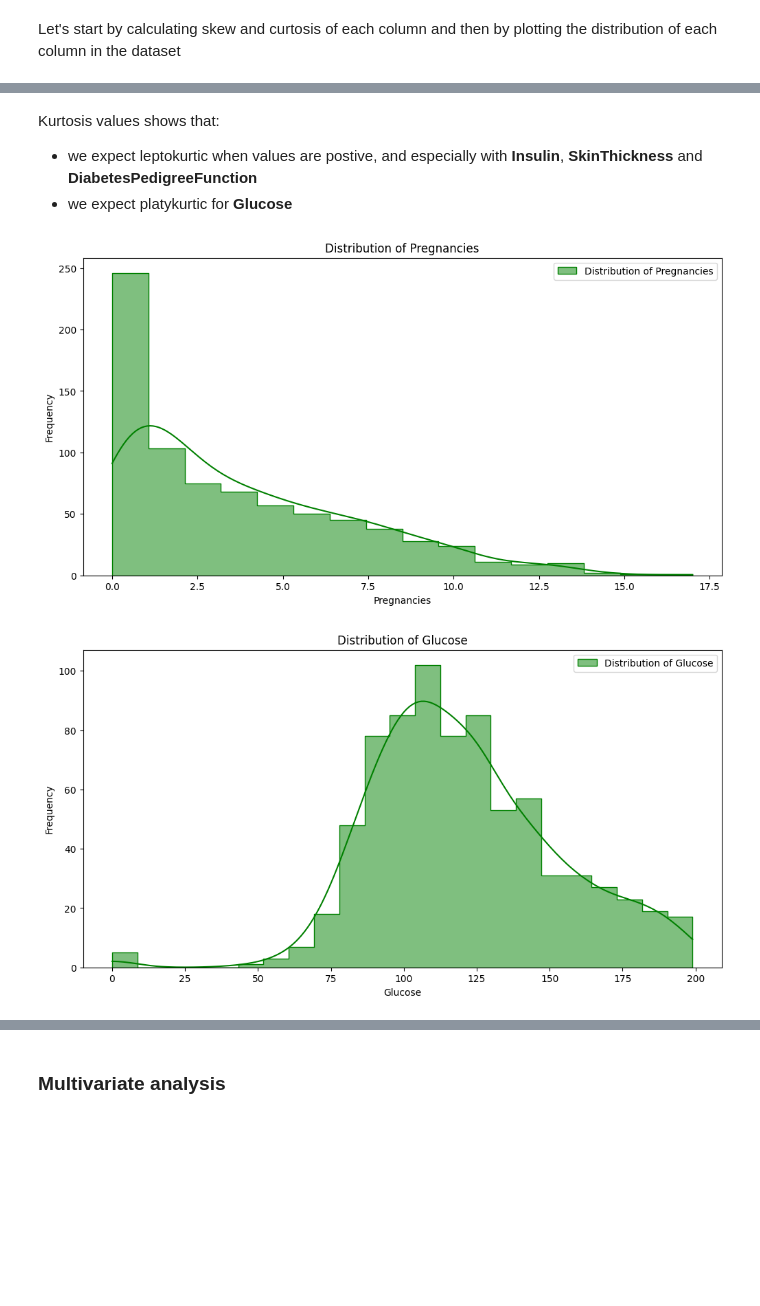
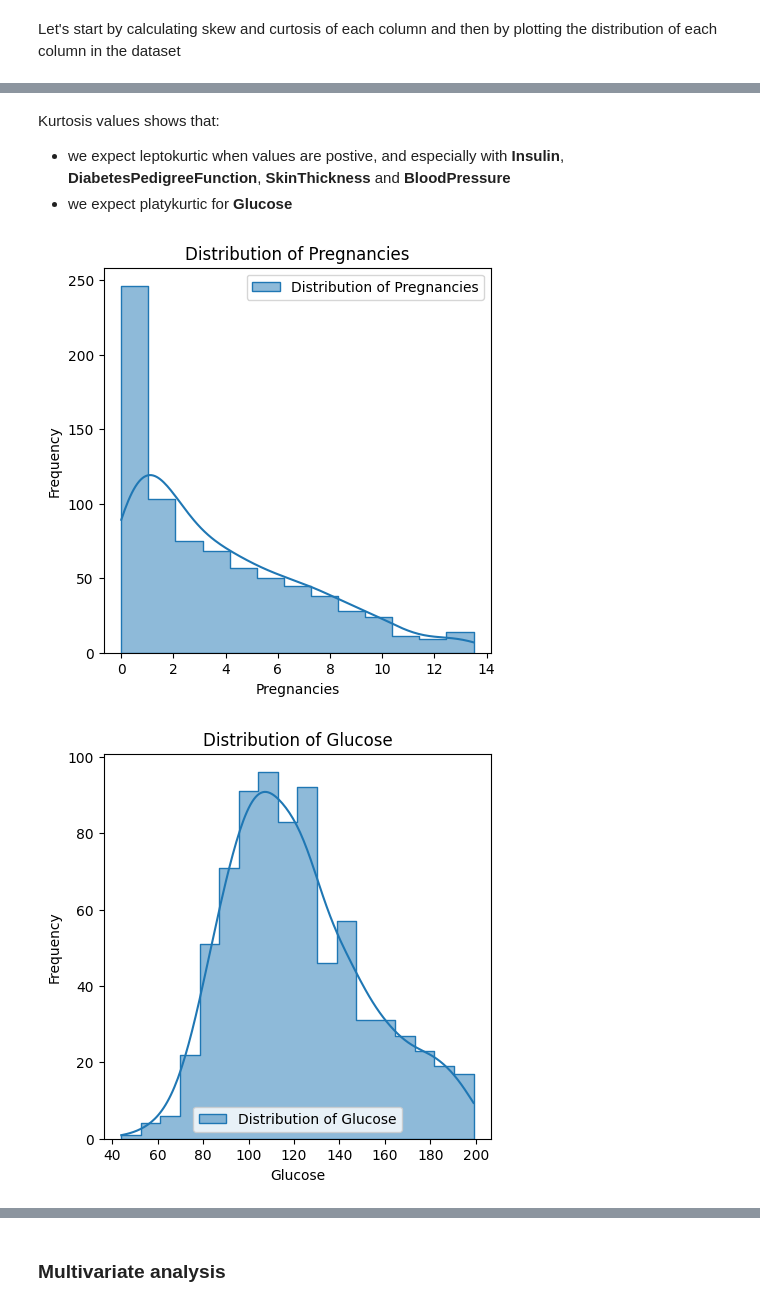
Before and after one commit to paolo-ferrara/NEU_IE7275_DataMining, a Jupyter notebook: Paolo_Ferrara_IE7525_PIMA_Diabetes.ipynb, the cells around one changed output, grey strips where cells are left out. Cells and saved outputs as stored; diff of their text form; code cells hidden in the pictures; blank space fills up the shorter version.

```diff
--- a/Paolo_Ferrara_IE7525_PIMA_Diabetes.ipynb
+++ b/Paolo_Ferrara_IE7525_PIMA_Diabetes.ipynb
@@ -41,7 +76,7 @@ from sklearn.ensemble import RandomForestClassifier
 # %%
 # Load the Pima Indians Database
 # The dataset can be downloaded from this url
-path_to_file = '/content/drive/MyDrive/Colab Notebooks/MSDAE/IE7525/diabetes.csv'
+path_to_file = './diabetes.csv'
 df = pd.read_csv(path_to_file)
 
 # Display the first five rows of the dataset to get an overview of the data structure and contents
@@ -164,0 +244,4 @@ In the data pre-processing step, we will transform these 0's into null values an
+# %%
+# Insulin and SkinThickness have a normal distribution so we impute missing values with the median
+for col in cols_with_zero:
+    df[col] = df[col].fillna(df[col].median())
@@ -165,3 +263,21 @@ In the data pre-processing step, we will transform these 0's into null values an
+# %%
+# Function to cap outliers
+def cap_outliers(df, lower_percentile=0.25, upper_percentile=0.75):
+    df_capped = df.copy()
+    numeric_cols = df.select_dtypes(include=[np.number]).columns
+
+    for col in numeric_cols:
+        q1 = df[col].quantile(lower_percentile)
+        q3 = df[col].quantile(upper_percentile)
+        iqr = q3 - q1
+        lower = q1 - 1.5 * iqr
+        upper = q3 + 1.5 * iqr
+        df_capped[col] = np.clip(df[col], lower, upper)
+
+    return df_capped
+# %%
+# Capping outliers using IQ range criterion
+df = cap_outliers(df)
 # %% [markdown]
 ## Exploratory Data Analysis (EDA)
 # %% [markdown]
@@ -203,18 +320,18 @@ df.kurtosis()
 dtype: float64
 # %% [markdown]
 Kurtosis values shows that:
-- we expect leptokurtic when values are postive, and especially with **Insulin**, **SkinThickness** and **DiabetesPedigreeFunction**
+- we expect leptokurtic when values are postive, and especially with **Insulin**, **DiabetesPedigreeFunction**, **SkinThickness** and **BloodPressure**
 - we expect platykurtic for **Glucose**
 # %%
 for column in df.columns:
   # Set up the matplotlib figure
-  plt.figure(figsize=(12, 6))
-  sns.histplot(data=df, x=column, kde=True, color='green', element='step', label='Distribution of '+column)
+  plt.figure(figsize=(5, 5))
+  sns.histplot(data=df, x=column, kde=True, element='step', label='Distribution of '+column)
   plt.title('Distribution of ' + column)
   plt.xlabel(column)
   plt.ylabel('Frequency')
   plt.legend()
   plt.show();
 # %% [output]
-[figure, old version]
+[figure, new version]
-[figure, old version]
+[figure, new version]
```
Also changed, not shown: parts of 44 cells of this notebook.
